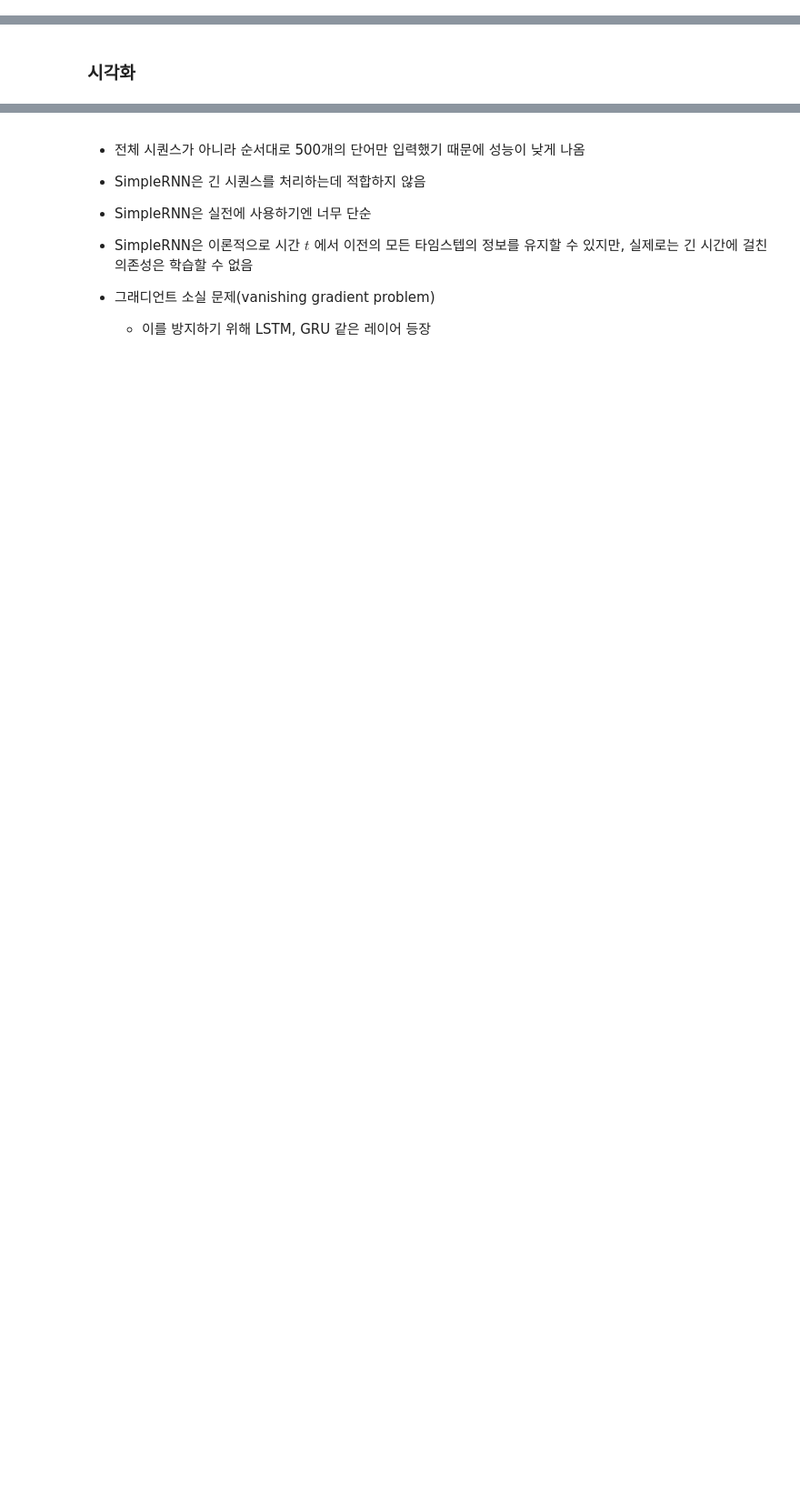
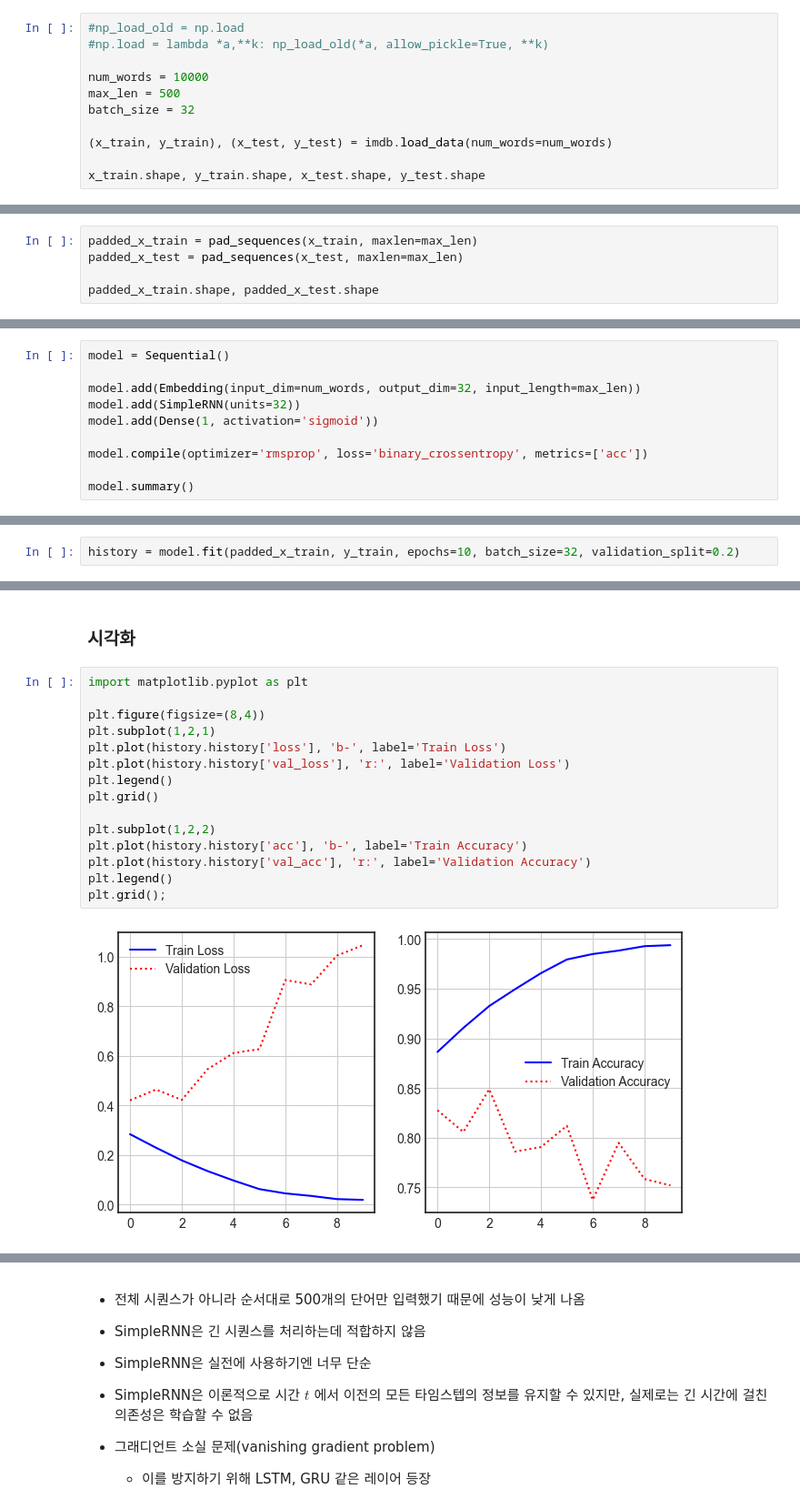
Before and after one commit to jo-cho/nlp_study, a Jupyter notebook: Notebooks/_08_순환_신경망(Recurrent_Neural_Network).ipynb, the cells around one changed output, grey strips where cells are left out. Shown at 91% size. Drawn from its saved outputs; the diff is of its cells as text; blank space fills up the shorter version.

```diff
--- a/Notebooks/_08_순환_신경망(Recurrent_Neural_Network).ipynb
+++ b/Notebooks/_08_순환_신경망(Recurrent_Neural_Network).ipynb
@@ -114,0 +226,11 @@ $\qquad h_t = tanh ( \ h_{t-1} W_h \ + \ x_t W_x + b) $
+# %%
+#np_load_old = np.load
+#np.load = lambda *a,**k: np_load_old(*a, allow_pickle=True, **k)
+
+num_words = 10000
+max_len = 500
+batch_size = 32
+
+(x_train, y_train), (x_test, y_test) = imdb.load_data(num_words=num_words)
+
+x_train.shape, y_train.shape, x_test.shape, y_test.shape
@@ -114,0 +239,5 @@ $\qquad h_t = tanh ( \ h_{t-1} W_h \ + \ x_t W_x + b) $
+# %%
+padded_x_train = pad_sequences(x_train, maxlen=max_len)
+padded_x_test = pad_sequences(x_test, maxlen=max_len)
+
+padded_x_train.shape, padded_x_test.shape
@@ -115,2 +246,12 @@ $\qquad h_t = tanh ( \ h_{t-1} W_h \ + \ x_t W_x + b) $
 # %% [markdown]
 ### 모델 구성
+# %%
+model = Sequential()
+
+model.add(Embedding(input_dim=num_words, output_dim=32, input_length=max_len))
+model.add(SimpleRNN(units=32))
+model.add(Dense(1, activation='sigmoid'))
+
+model.compile(optimizer='rmsprop', loss='binary_crossentropy', metrics=['acc'])
+
+model.summary()
@@ -117,2 +274,4 @@ $\qquad h_t = tanh ( \ h_{t-1} W_h \ + \ x_t W_x + b) $
 # %% [markdown]
 ### 모델 학습
+# %%
+history = model.fit(padded_x_train, y_train, epochs=10, batch_size=32, validation_split=0.2)
@@ -119,2 +299,19 @@ $\qquad h_t = tanh ( \ h_{t-1} W_h \ + \ x_t W_x + b) $
 # %% [markdown]
 ### 시각화
+# %%
+import matplotlib.pyplot as plt
+
+plt.figure(figsize=(8,4))
+plt.subplot(1,2,1)
+plt.plot(history.history['loss'], 'b-', label='Train Loss')
+plt.plot(history.history['val_loss'], 'r:', label='Validation Loss')
+plt.legend()
+plt.grid()
+
+plt.subplot(1,2,2)
+plt.plot(history.history['acc'], 'b-', label='Train Accuracy')
+plt.plot(history.history['val_acc'], 'r:', label='Validation Accuracy')
+plt.legend()
+plt.grid();
+# %% [output]
+[figure, added]
```
Also changed, not shown: parts of 34 cells of this notebook.
